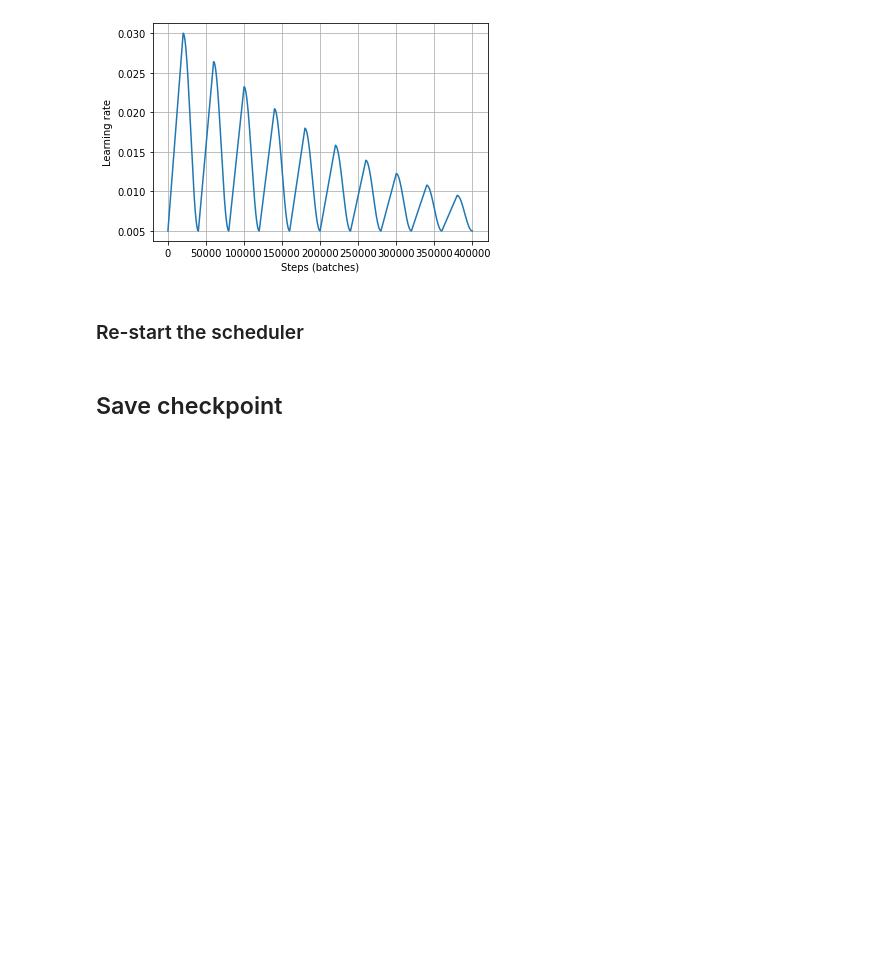
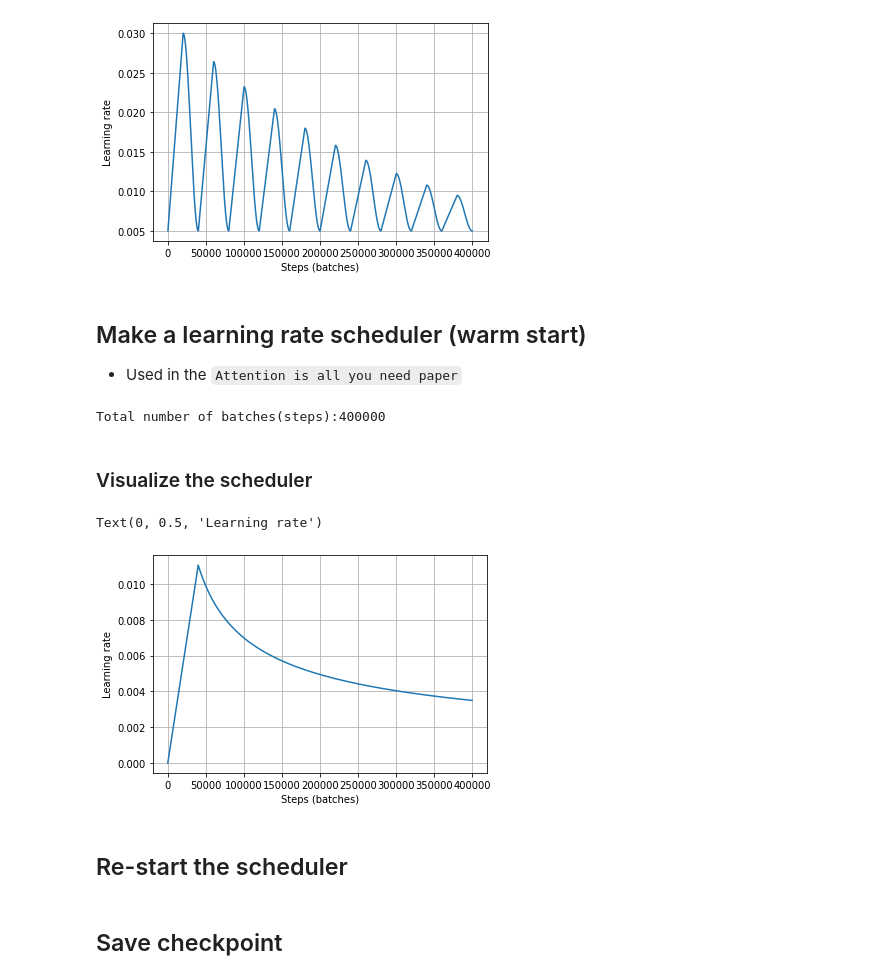
Before and after one commit to ruthvik92/ECE-697-Fall-2022, a Jupyter notebook: notebooks/sentiment_analysis_transformer/imdb_sentiment_analysis_transformer_v1.ipynb, the cells around one changed output. Cells and saved outputs as stored; diff of their text form; code cells hidden in the pictures; blank space fills up the shorter version.

Commit message:
added warm starts, accuracy is 88.8 with cosine annealing

```diff
--- a/notebooks/sentiment_analysis_transformer/imdb_sentiment_analysis_transformer_v1.ipynb
+++ b/notebooks/sentiment_analysis_transformer/imdb_sentiment_analysis_transformer_v1.ipynb
@@ -77,6 +77,7 @@ batch_size=32
 train_iterator, test_iterator, valid_iterator = BucketIterator.splits(
     (train_data, test_data, valid_data), batch_size=batch_size, device=device, sort=False
 )  #<--- bucketiterator expects a dataset object and fields that already have vocabularay built.
+n_batches = len(train_iterator)
 # %%
 count = 0
 for batch in train_iterator:
@@ -668,8 +671,37 @@ plt.ylabel('Learning rate')
 # %% [output]
 Text(0, 0.5, 'Learning rate')
 [figure]
+# %% [markdown]
+## Make a learning rate scheduler (warm start)
+* Used in the `Attention is all you need paper`
+# %%
+epochs = 500
+n_steps = epochs*n_batches
+n_warmup_steps = n_batches*50
+print('Total number of batches(steps):{}'.format(n_steps))
+criterion = nn.CrossEntropyLoss()
+lr = 0.03
+optimizer = optim.SGD(sentiment_trf.parameters(), lr=lr, momentum=0.9)
+scheduled_optimizer = ScheduledOptim(optimizer, 50.0, d_model, n_warmup_steps)
+# %% [output]
+Total number of batches(steps):400000
+# %% [markdown]
+### Visualize the scheduler
+# %%
+lrs = []
+for i in range(n_steps):
+    lrs.append(optimizer.param_groups[0]["lr"])
+    scheduled_optimizer.update_lr()
+lrs = lrs[1:]
+plt.plot(list(range(len(lrs))), lrs)
+plt.grid()
+plt.xlabel('Steps (batches)')
+plt.ylabel('Learning rate')
+# %% [output]
+Text(0, 0.5, 'Learning rate')
+[figure, added]
 # %% [markdown]
-### Re-start the scheduler
+## Re-start the scheduler
 # %%
 classifier_type = 'learnable_pooling'
 # %%
```
Also changed, not shown: parts of 5 cells of this notebook.
